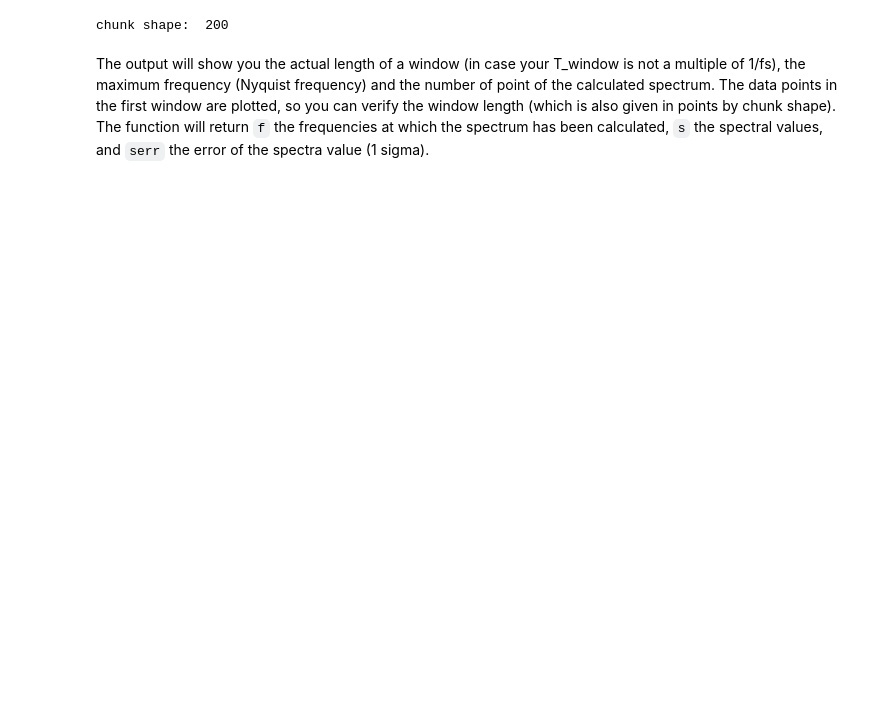
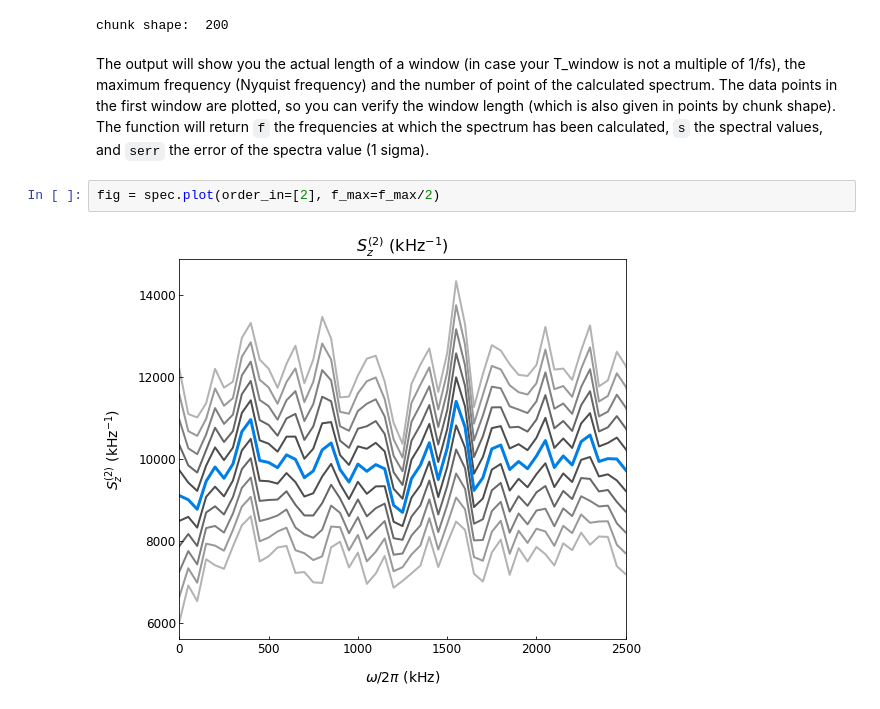
Before and after one commit to MarkusSifft/SignalSnap, a Jupyter notebook: Examples/Calculating Spectra from Numpy Array.ipynb, the cells around one changed output. Cells and saved outputs as stored; diff of their text form; blank space fills up the shorter version.

```diff
--- a/Examples/Calculating Spectra from Numpy Array.ipynb
+++ b/Examples/Calculating Spectra from Numpy Array.ipynb
@@ -33,4 +33,8 @@ Number of points: 101
 chunk shape:  200
 # %% [markdown]
 The output will show you the actual length of a window (in case your T_window is not a multiple of 1/fs), the maximum frequency (Nyquist frequency) and the number of point of the calculated spectrum. The data points in the first window are plotted, so you can verify the window length (which is also given in points by chunk shape). The function will return `f` the frequencies at which the spectrum has been calculated, `s` the spectral values, and `serr` the error of the spectra value (1 sigma).
+# %%
+fig = spec.plot(order_in=[2], f_max=f_max/2)
+# %% [output]
+[figure, added]
 # %%
```
Also changed, not shown: parts of 4 cells of this notebook, 3 other files.
